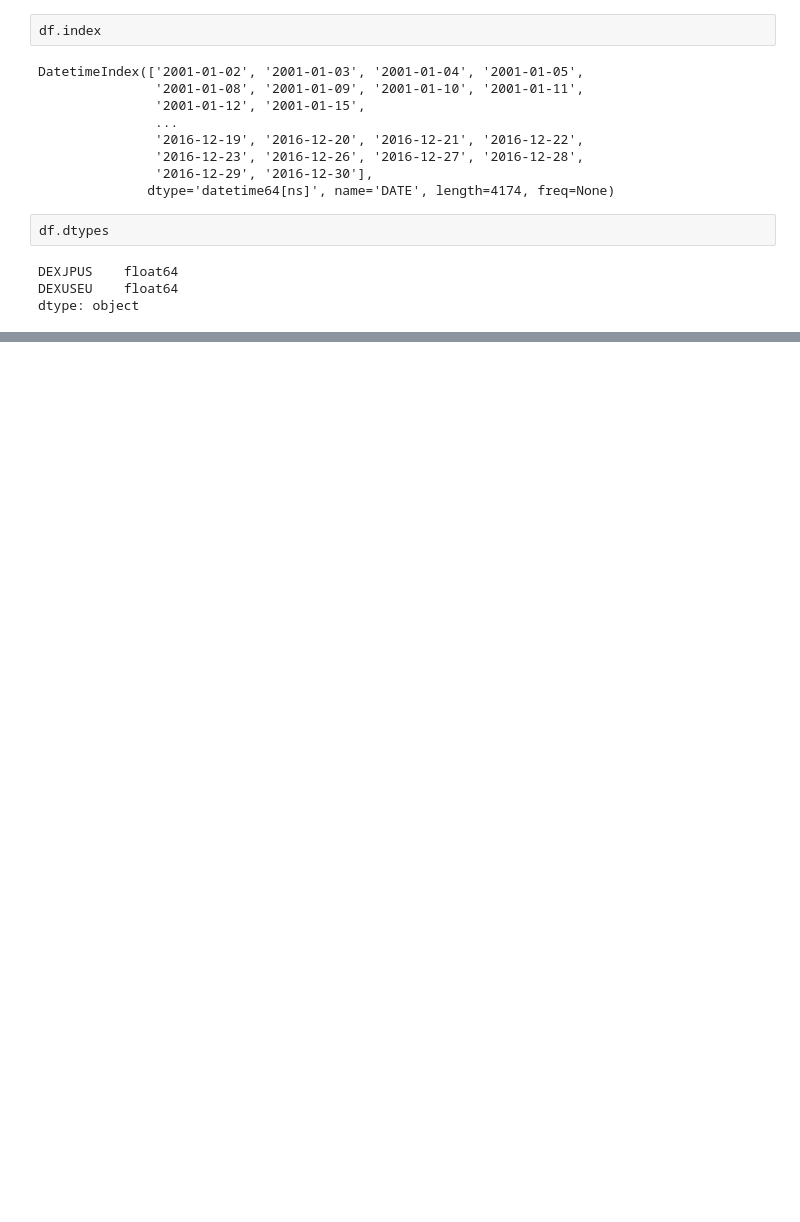
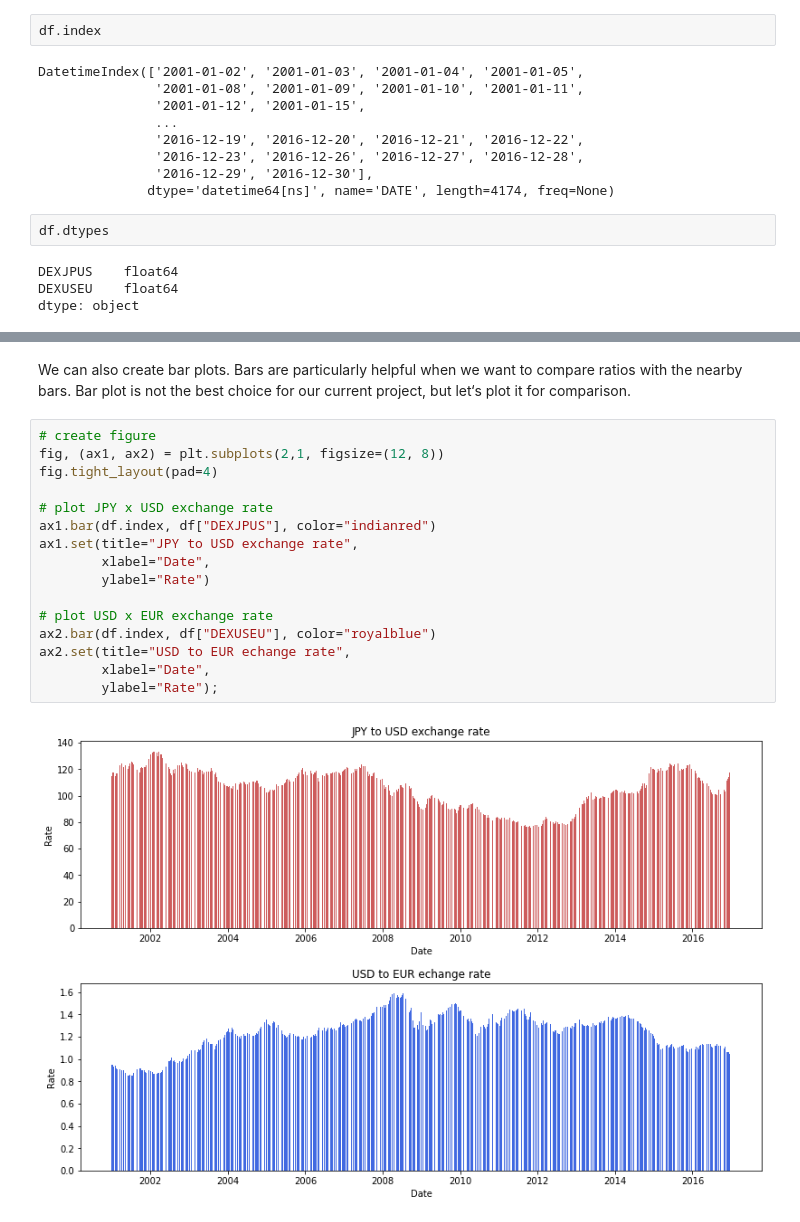
Before and after one commit to Coyote-Schmoyote/currency-exchange-prediction, a Jupyter notebook: currency_exchange.ipynb, the cells around one changed output, grey strips where cells are left out. Saved outputs shown, nothing was run; the diff lists cells and outputs as text; blank space fills up the shorter version.

```diff
--- a/currency_exchange.ipynb
+++ b/currency_exchange.ipynb
@@ -158,0 +174,20 @@ dtype: int64
+# %% [markdown]
+We can also create bar plots. Bars are particularly helpful when we want to compare ratios with the nearby bars. Bar plot is not the best choice for our current project, but let‘s plot it for comparison.
+# %%
+# create figure
+fig, (ax1, ax2) = plt.subplots(2,1, figsize=(12, 8))
+fig.tight_layout(pad=4)
+
+# plot JPY x USD exchange rate
+ax1.bar(df.index, df["DEXJPUS"], color="indianred")
+ax1.set(title="JPY to USD exchange rate",
+        xlabel="Date",
+        ylabel="Rate")
+
+# plot USD x EUR exchange rate
+ax2.bar(df.index, df["DEXUSEU"], color="royalblue")
+ax2.set(title="USD to EUR echange rate",
+        xlabel="Date",
+        ylabel="Rate");
+# %% [output]
+[figure, added]
```
Also changed, not shown: parts of 40 cells of this notebook.
